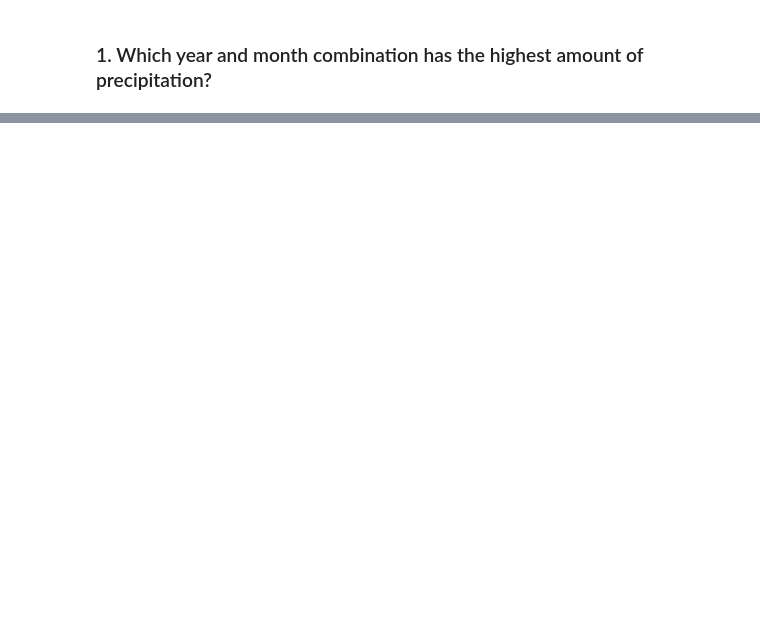
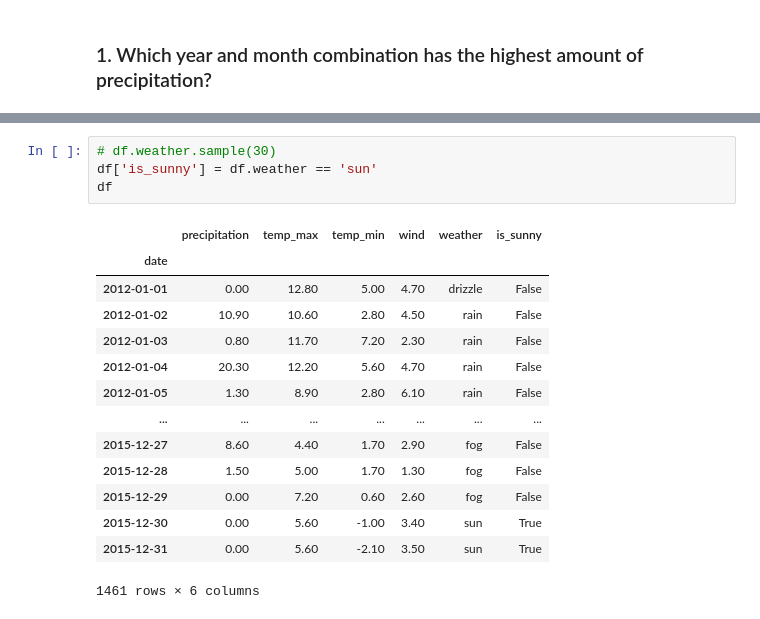
Before and after one commit to brianclements03/time_series_exercises, a Jupyter notebook: time_series_exercises.ipynb, the cells around one changed output, grey strips where cells are left out. Cells and saved outputs as stored; diff of their text form; blank space fills up the shorter version.

```diff
--- a/time_series_exercises.ipynb
+++ b/time_series_exercises.ipynb
@@ -205,0 +253,19 @@ TypeError: Only valid with DatetimeIndex, TimedeltaIndex or PeriodIndex, but got
+# %%
+# df.weather.sample(30)
+df['is_sunny'] = df.weather == 'sun'
+df
+# %% [output]
+|  | precipitation | temp_max | temp_min | wind | weather | is_sunny |
+| date |  |  |  |  |  |  |
+| 2012-01-01 | 0.00 | 12.80 | 5.00 | 4.70 | drizzle | False |
+| 2012-01-02 | 10.90 | 10.60 | 2.80 | 4.50 | rain | False |
+| 2012-01-03 | 0.80 | 11.70 | 7.20 | 2.30 | rain | False |
+| 2012-01-04 | 20.30 | 12.20 | 5.60 | 4.70 | rain | False |
+| 2012-01-05 | 1.30 | 8.90 | 2.80 | 6.10 | rain | False |
+| ... | ... | ... | ... | ... | ... | ... |
+| 2015-12-27 | 8.60 | 4.40 | 1.70 | 2.90 | fog | False |
+| 2015-12-28 | 1.50 | 5.00 | 1.70 | 1.30 | fog | False |
+| 2015-12-29 | 0.00 | 7.20 | 0.60 | 2.60 | fog | False |
+| 2015-12-30 | 0.00 | 5.60 | -1.00 | 3.40 | sun | True |
+| 2015-12-31 | 0.00 | 5.60 | -2.10 | 3.50 | sun | True |
+1461 rows × 6 columns
```
Also changed, not shown: parts of 30 cells of this notebook, 1 other file.
